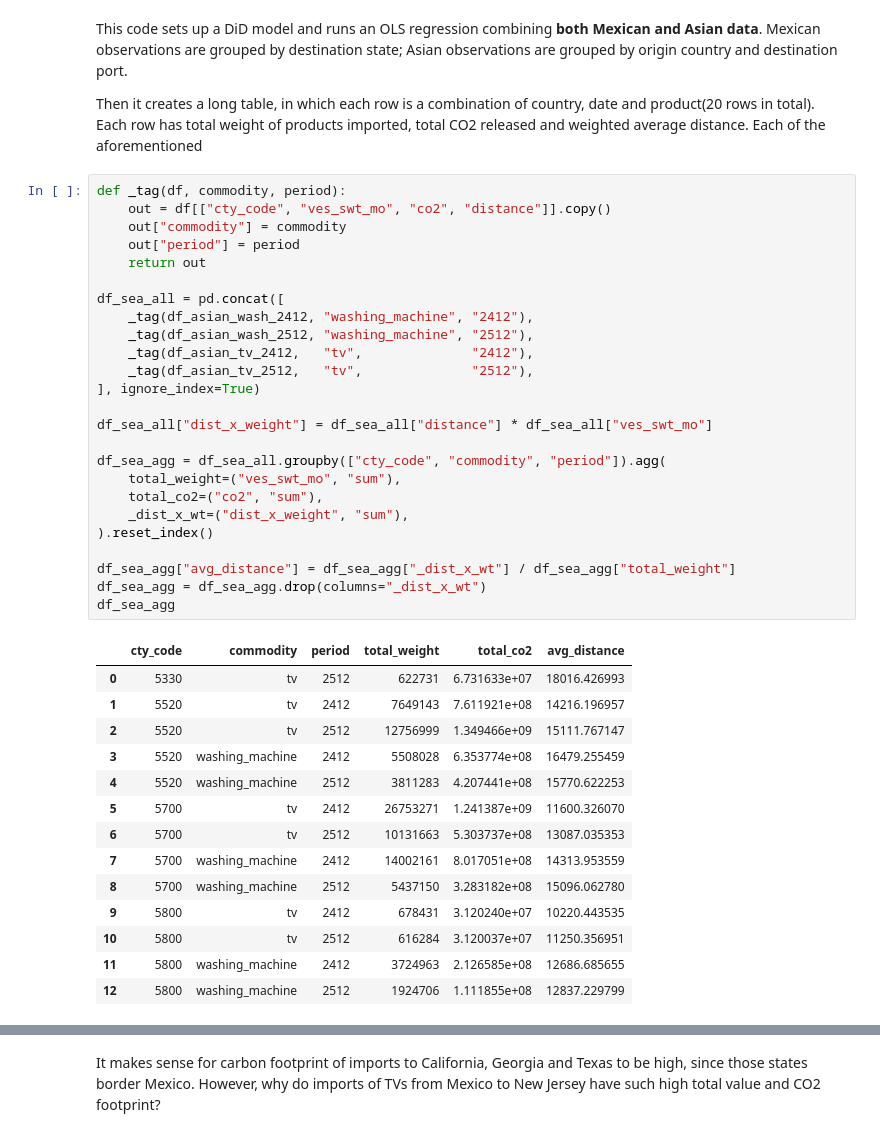
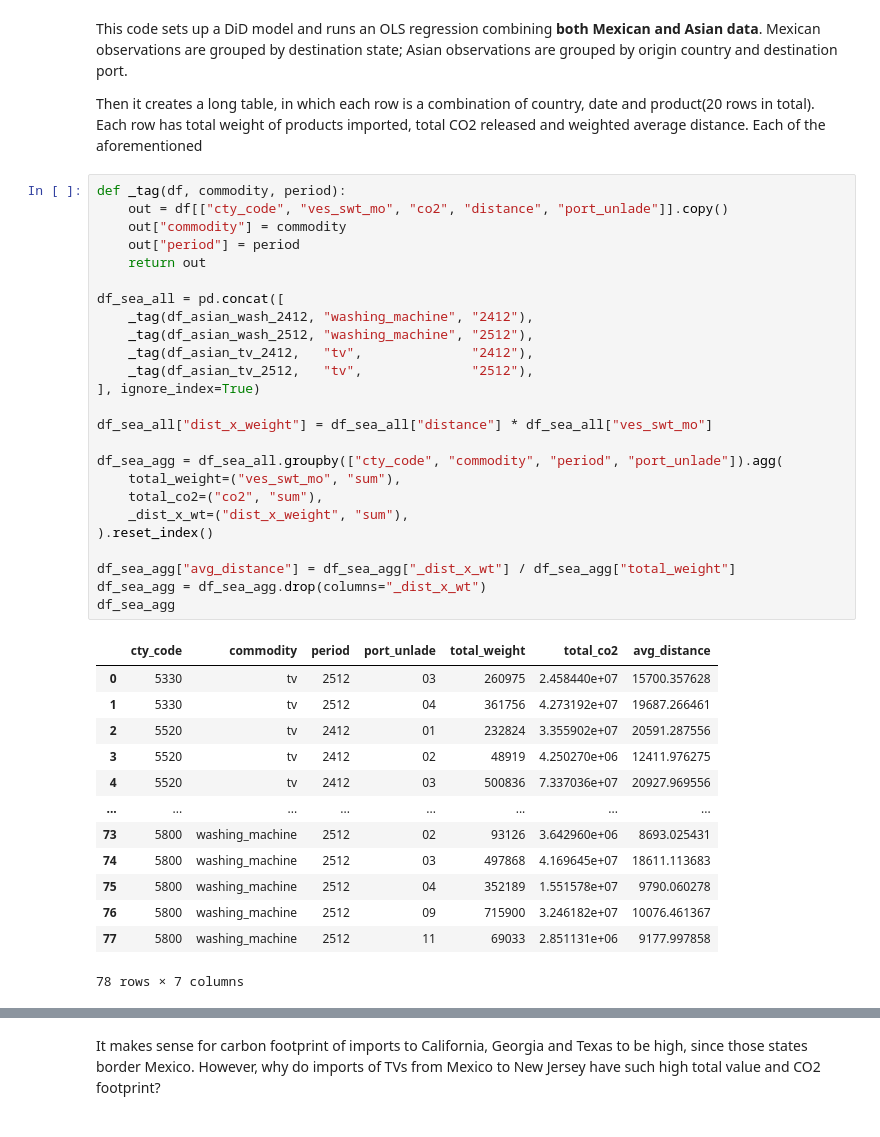
Before and after one commit to BirchTree1812/research_study_code, a Jupyter notebook: main.ipynb, the cells around one changed output, grey strips where cells are left out. Drawn from its saved outputs; the diff is of its cells as text.

```diff
--- a/main.ipynb
+++ b/main.ipynb
@@ -1018,44 +989,43 @@ This code sets up a DiD model and runs an OLS regression combining **both Mexica
 Then it creates a long table, in which each row is a combination of country, date and product(20 rows in total). Each row has total weight of products imported, total CO2 released and weighted average distance. Each of the aforementioned
 # %%
 def _tag(df, commodity, period):
-    out = df[["cty_code", "ves_swt_mo", "co2", "distance"]].copy()
+    out = df[["cty_code", "ves_swt_mo", "co2", "distance", "port_unlade"]].copy()
     out["commodity"] = commodity
     out["period"] = period
     return out
 
 df_sea_all = pd.concat([
     _tag(df_asian_wash_2412, "washing_machine", "2412"),
     _tag(df_asian_wash_2512, "washing_machine", "2512"),
     _tag(df_asian_tv_2412,   "tv",              "2412"),
     _tag(df_asian_tv_2512,   "tv",              "2512"),
 ], ignore_index=True)
 
 df_sea_all["dist_x_weight"] = df_sea_all["distance"] * df_sea_all["ves_swt_mo"]
 
-df_sea_agg = df_sea_all.groupby(["cty_code", "commodity", "period"]).agg(
+df_sea_agg = df_sea_all.groupby(["cty_code", "commodity", "period", "port_unlade"]).agg(
     total_weight=("ves_swt_mo", "sum"),
     total_co2=("co2", "sum"),
     _dist_x_wt=("dist_x_weight", "sum"),
 ).reset_index()
 
 df_sea_agg["avg_distance"] = df_sea_agg["_dist_x_wt"] / df_sea_agg["total_weight"]
 df_sea_agg = df_sea_agg.drop(columns="_dist_x_wt")
 df_sea_agg
 # %% [output]
-|  | cty_code | commodity | period | total_weight | total_co2 | avg_distance |
-| 0 | 5330 | tv | 2512 | 622731 | 6.731633e+07 | 18016.426993 |
-| 1 | 5520 | tv | 2412 | 7649143 | 7.611921e+08 | 14216.196957 |
-| 2 | 5520 | tv | 2512 | 12756999 | 1.349466e+09 | 15111.767147 |
-| 3 | 5520 | washing_machine | 2412 | 5508028 | 6.353774e+08 | 16479.255459 |
-| 4 | 5520 | washing_machine | 2512 | 3811283 | 4.207441e+08 | 15770.622253 |
-| 5 | 5700 | tv | 2412 | 26753271 | 1.241387e+09 | 11600.326070 |
-| 6 | 5700 | tv | 2512 | 10131663 | 5.303737e+08 | 13087.035353 |
-| 7 | 5700 | washing_machine | 2412 | 14002161 | 8.017051e+08 | 14313.953559 |
-| 8 | 5700 | washing_machine | 2512 | 5437150 | 3.283182e+08 | 15096.062780 |
-| 9 | 5800 | tv | 2412 | 678431 | 3.120240e+07 | 10220.443535 |
-| 10 | 5800 | tv | 2512 | 616284 | 3.120037e+07 | 11250.356951 |
-| 11 | 5800 | washing_machine | 2412 | 3724963 | 2.126585e+08 | 12686.685655 |
-| 12 | 5800 | washing_machine | 2512 | 1924706 | 1.111855e+08 | 12837.229799 |
+|  | cty_code | commodity | period | port_unlade | total_weight | total_co2 | avg_distance |
+| 0 | 5330 | tv | 2512 | 03 | 260975 | 2.458440e+07 | 15700.357628 |
+| 1 | 5330 | tv | 2512 | 04 | 361756 | 4.273192e+07 | 19687.266461 |
+| 2 | 5520 | tv | 2412 | 01 | 232824 | 3.355902e+07 | 20591.287556 |
+| 3 | 5520 | tv | 2412 | 02 | 48919 | 4.250270e+06 | 12411.976275 |
+| 4 | 5520 | tv | 2412 | 03 | 500836 | 7.337036e+07 | 20927.969556 |
+| ... | ... | ... | ... | ... | ... | ... | ... |
+| 73 | 5800 | washing_machine | 2512 | 02 | 93126 | 3.642960e+06 | 8693.025431 |
+| 74 | 5800 | washing_machine | 2512 | 03 | 497868 | 4.169645e+07 | 18611.113683 |
+| 75 | 5800 | washing_machine | 2512 | 04 | 352189 | 1.551578e+07 | 9790.060278 |
+| 76 | 5800 | washing_machine | 2512 | 09 | 715900 | 3.246182e+07 | 10076.461367 |
+| 77 | 5800 | washing_machine | 2512 | 11 | 69033 | 2.851131e+06 | 9177.997858 |
+78 rows × 7 columns
 # %%
 import statsmodels.api as sm
 
```
Also changed, not shown: parts of 8 cells of this notebook.
